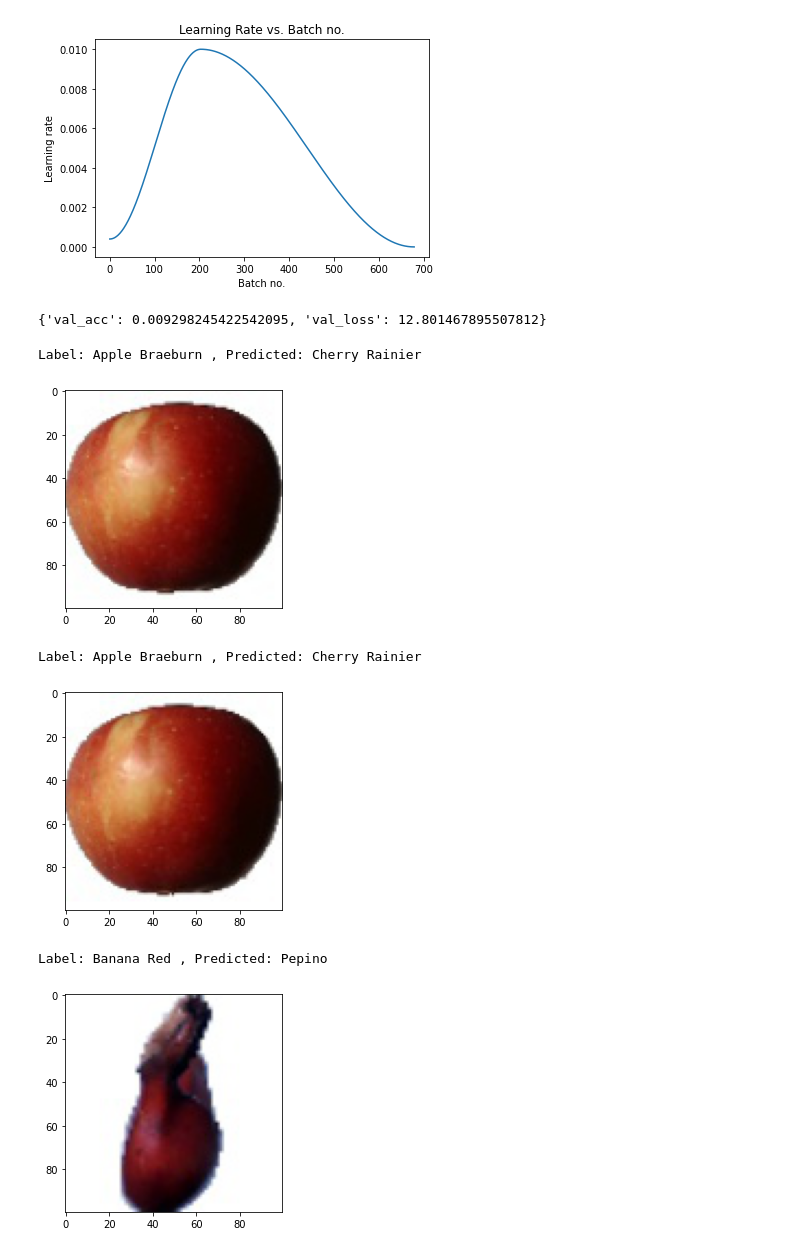
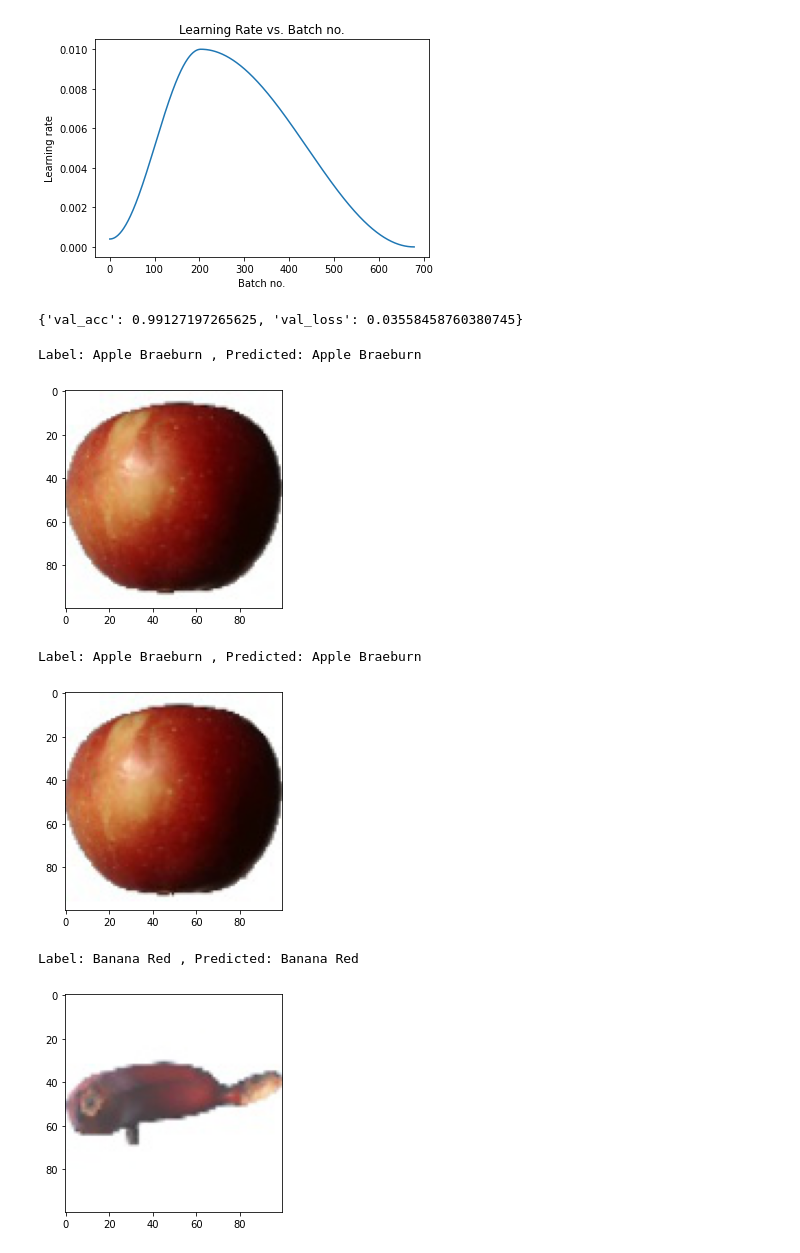
Before and after one commit to IanEspinoso/mock_mr_ganger, a Jupyter notebook: Fruit_360_Classification.ipynb, the cells around one changed output. Drawn from its saved outputs; the diff is of its cells as text; code cells hidden in the pictures.

```diff
--- a/Fruit_360_Classification.ipynb
+++ b/Fruit_360_Classification.ipynb
@@ -207,11 +207,11 @@ train_tfms = tt.Compose([
                          # tt.RandomResizedCrop(256, scale=(0.5,0.9), ratio=(1, 1)),
                          # tt.ColorJitter(brightness=0.1, contrast=0.1, saturation=0.1, hue=0.1),
                          tt.ToTensor(),
-                         tt.Normalize(*stats,inplace=True),
+                        #  tt.Normalize(*stats,inplace=True),
 
                          ])
 valid_tfms = tt.Compose([tt.ToTensor(), tt.Resize((100,100)),
-                         tt.Normalize(*stats)
+                        #  tt.Normalize(*stats)
                          ])
 # %% [markdown]
 ## 4.2 Applying the transfroms to the dataset
@@ -400,10 +406,11 @@ class Fruit360CnnModel(ImageClassificationBase):
             nn.MaxPool2d(5, 5), # output: 256 x 5 x 5
 
             nn.Flatten(),
-            nn.Dropout(0.2),
+            nn.Dropout(0.3),
             nn.Linear(256*5*5, 1024),
             nn.BatchNorm1d(1024),
             nn.ReLU(),
+            nn.Dropout(0.2),
             nn.Linear(1024, 512),
             nn.BatchNorm1d(512),
             nn.ReLU(),
@@ -582,7 +589,7 @@ test_loader = DeviceDataLoader(DataLoader(test_dataset, batch_size), device)
 result = evaluate(model, test_loader)
 result
 # %% [output]
-{'val_acc': 0.009298245422542095, 'val_loss': 12.801467895507812}
+{'val_acc': 0.99127197265625, 'val_loss': 0.03558458760380745}
 # %%
 def predict_image(img, model):
     # Convert to a batch of 1
@@ -598,19 +605,19 @@ img, label = test_dataset[0]
 plt.imshow(img.permute(1, 2, 0))
 print('Label:', dataset.classes[label], ', Predicted:', predict_image(img, model))
 # %% [output]
-Label: Apple Braeburn , Predicted: Cherry Rainier
+Label: Apple Braeburn , Predicted: Apple Braeburn
 [figure]
 # %%
 img, label = test_dataset[1]
 plt.imshow(img.permute(1, 2, 0))
 print('Label:', dataset.classes[label], ', Predicted:', predict_image(img, model))
 # %% [output]
-Label: Apple Braeburn , Predicted: Cherry Rainier
+Label: Apple Braeburn , Predicted: Apple Braeburn
 [figure]
 # %%
-img, label = test_dataset[3000]
+img, label = test_dataset[3015]
 plt.imshow(img.permute(1, 2, 0))
 print('Label:', dataset.classes[label], ', Predicted:', predict_image(img, model))
 # %% [output]
-Label: Banana Red , Predicted: Pepino
+Label: Banana Red , Predicted: Banana Red
-[figure, old version]
+[figure, new version]
```
Also changed, not shown: parts of 7 cells of this notebook.
